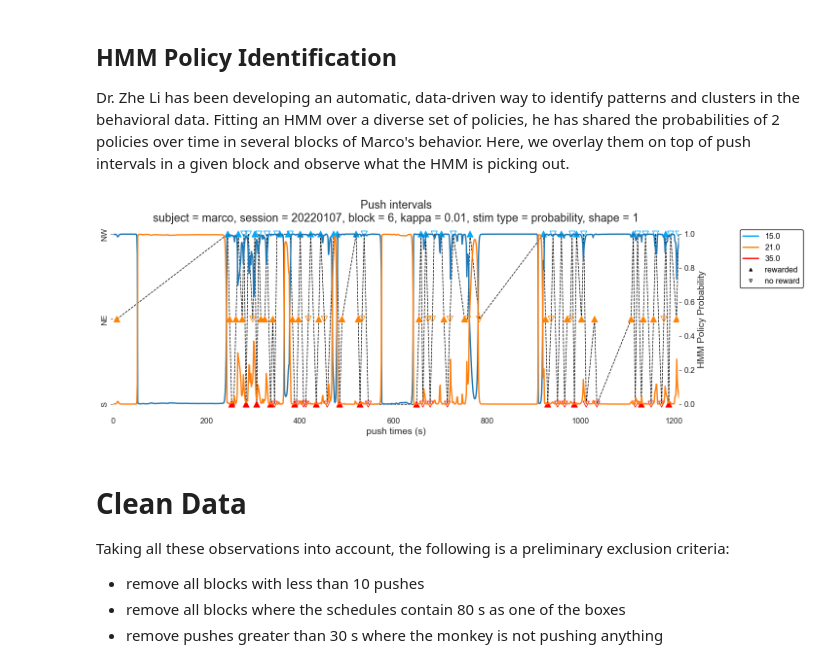
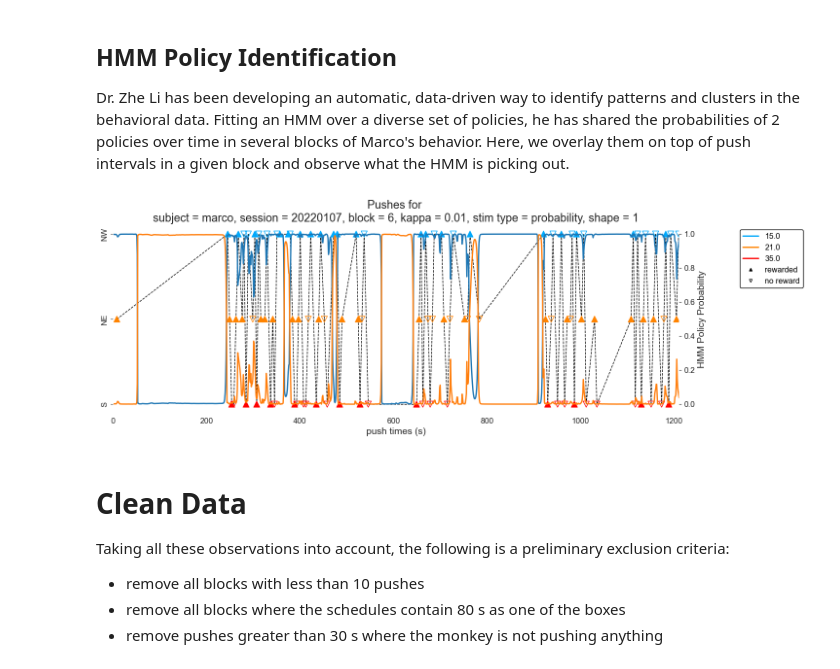
Before and after one commit to XaqLab/Foraging, a Jupyter notebook: notebooks/Data Cleaning.ipynb, the cells around one changed output. Drawn from its saved outputs; the diff is of its cells as text; code cells hidden in the pictures.

```diff
--- a/notebooks/Data Cleaning.ipynb
+++ b/notebooks/Data Cleaning.ipynb
@@ -393,23 +393,23 @@ Dr. Zhe Li has been developing an automatic, data-driven way to identify pattern
 # %%
 # Load HMM probabilities
 with open(os.path.join(ANALYSIS_DIR, 'HMM.solution_[K2].pkl'), 'rb') as f:
     saved = pickle.load(f)
 
 subject, kappa, block_ids = saved['subject'], saved['kappa'], saved['block_ids']
 pos, gaze = saved['pos'], saved['gaze']
 push, move, look = saved['push'], saved['move'], saved['look']
 p_policy = saved['p_policy']
 
 # Overlay probabilities on top of a specific block
 block_idx = 30
 session_id, block = block_ids[block_idx]
 hmm_probs = p_policy[block_idx]
-ax = plot_pushes(df, conds=dict(subject=subject, session=int(session_id), block=block + 1), title_prefix='Push intervals', legend_kwargs = {'loc': 'upper left', 'bbox_to_anchor': (1.1,1)})
+ax = plot_pushes(df, conds=dict(subject=subject, session=int(session_id), block=block + 1), legend_kwargs = {'loc': 'upper left', 'bbox_to_anchor': (1.1,1)})
 ax2 = ax.twinx()
 ax2.plot(hmm_probs)
 ax2.set_ylabel('HMM Policy Probability');
 # %% [output]
-[figure, old version]
+[figure, new version]
 # %% [markdown]
 # Clean Data
 
```
Also changed, not shown: parts of 7 cells of this notebook, 7 other files.
